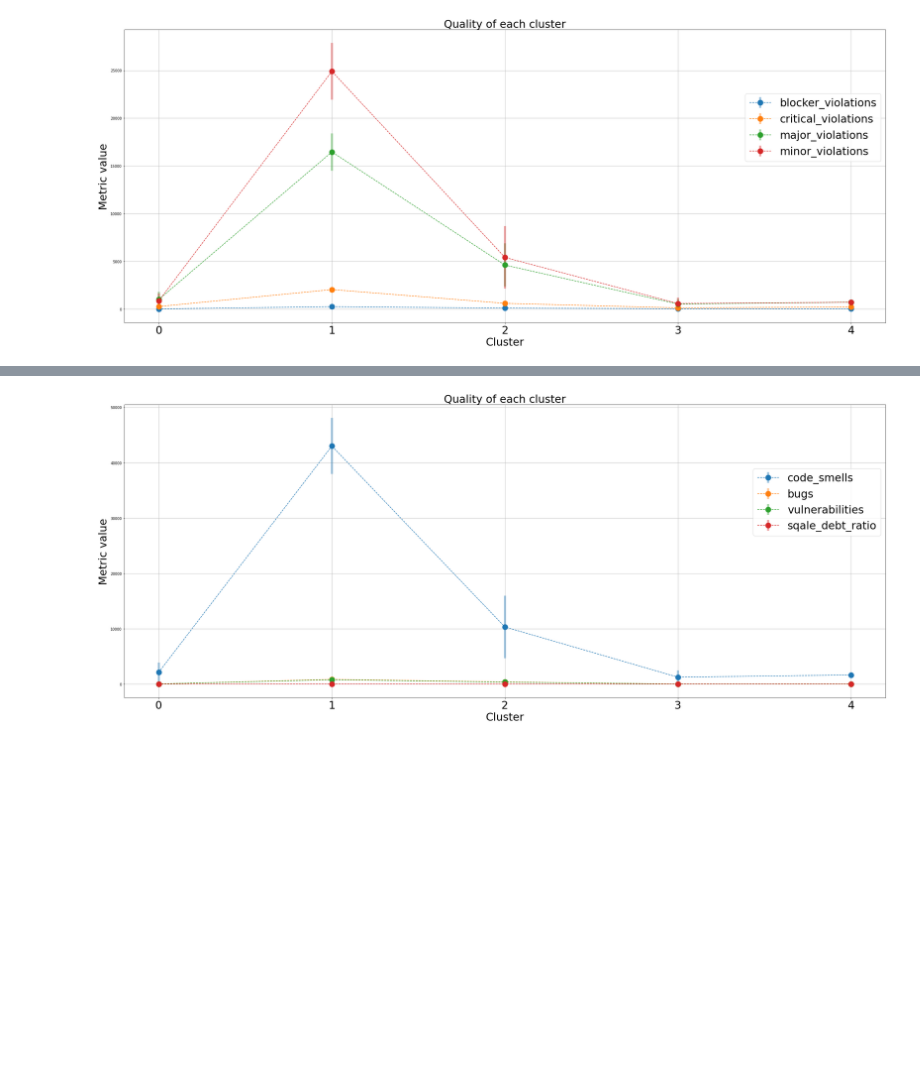
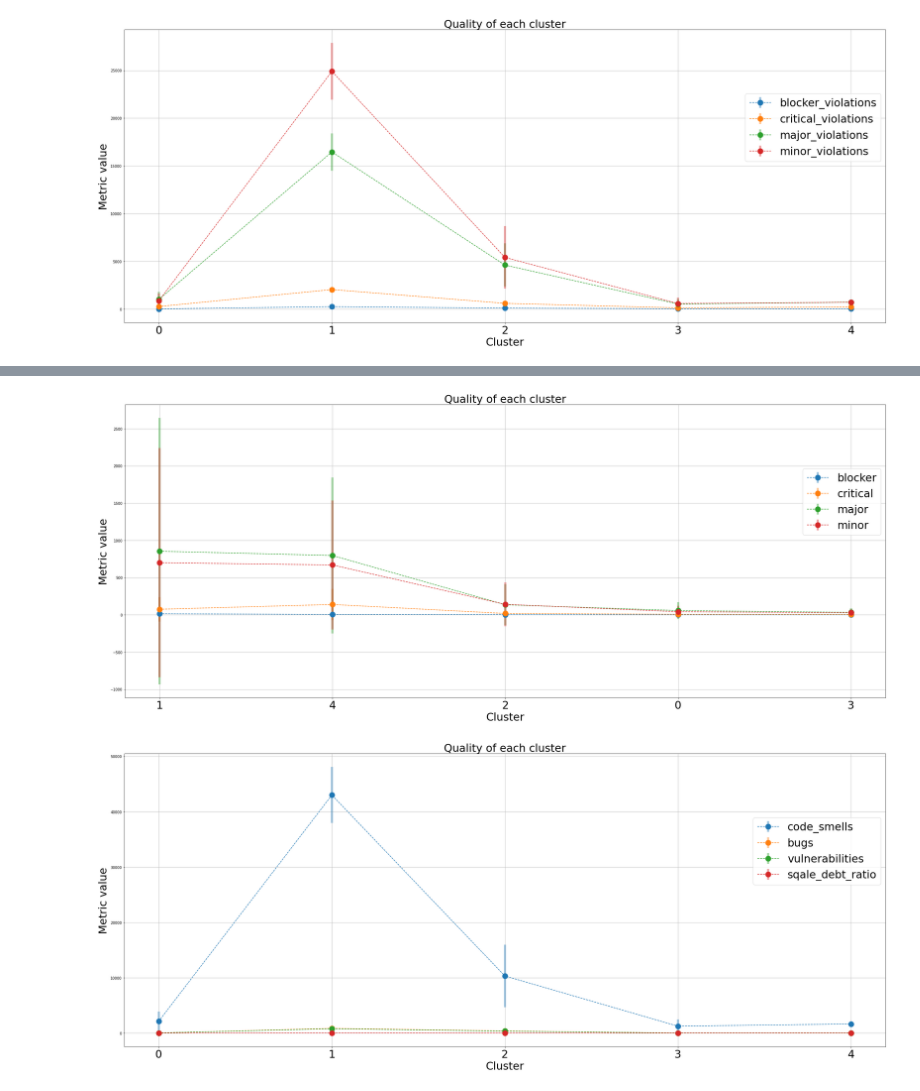
Before and after one commit to Vinomo4/SWTech, a Jupyter notebook: models/Validation.ipynb, the cells around one changed output, grey strips where cells are left out. Drawn from its saved outputs; the diff is of its cells as text; code cells hidden in the pictures; blank space fills up the shorter version.

```diff
--- a/models/Validation.ipynb
+++ b/models/Validation.ipynb
@@ -106,0 +116,2 @@ plot_quality_metrics(severy_metrics)
+# %%
+ordered2 = order_table(average_quality,severity_metrics)
@@ -106,0 +122,4 @@ plot_quality_metrics(severy_metrics)
+# %%
+plot_quality_metrics(ordered2,severity_metrics)
+# %% [output]
+[figure, added]
```
Also changed, not shown: parts of 14 cells of this notebook, 1 other file.
